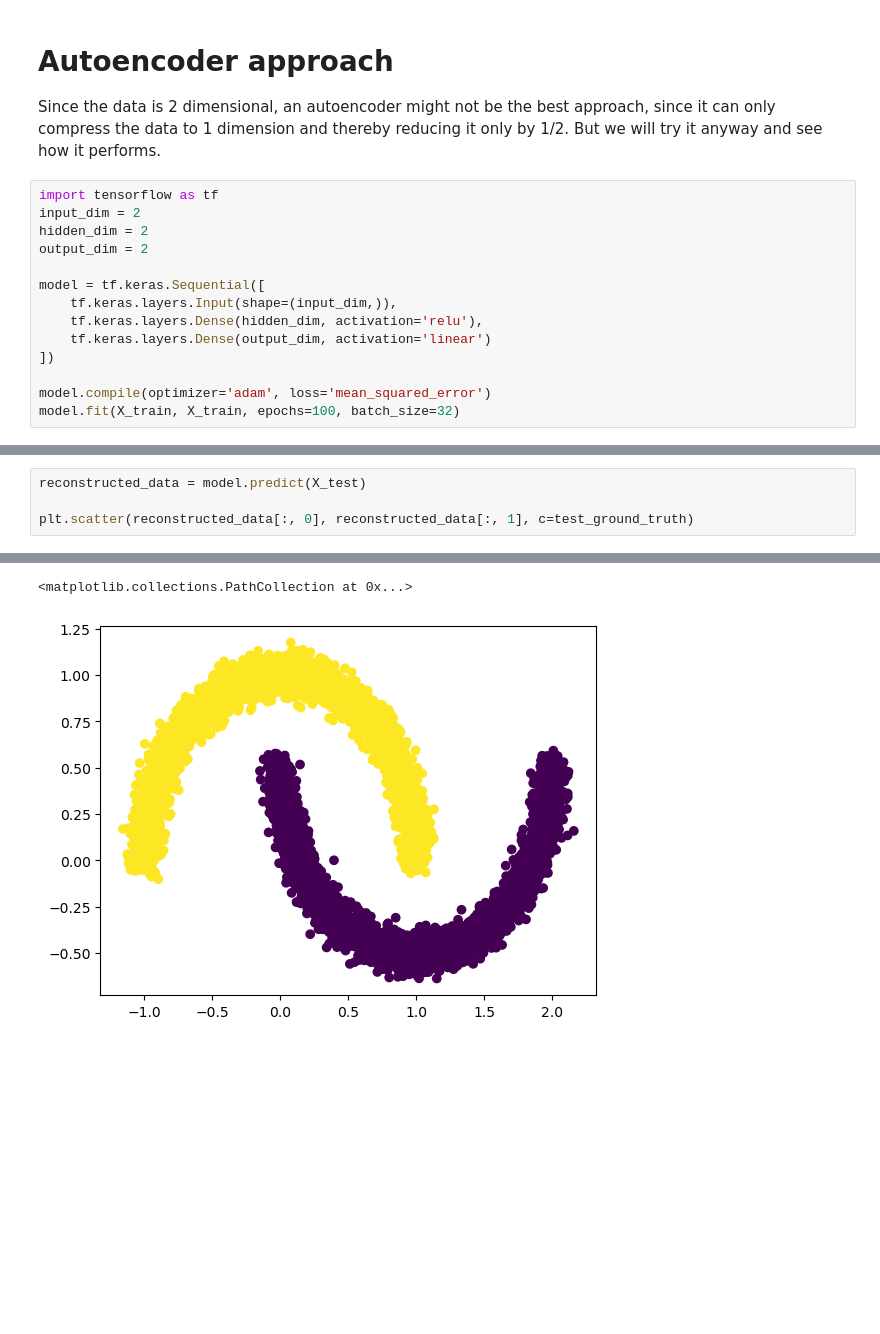
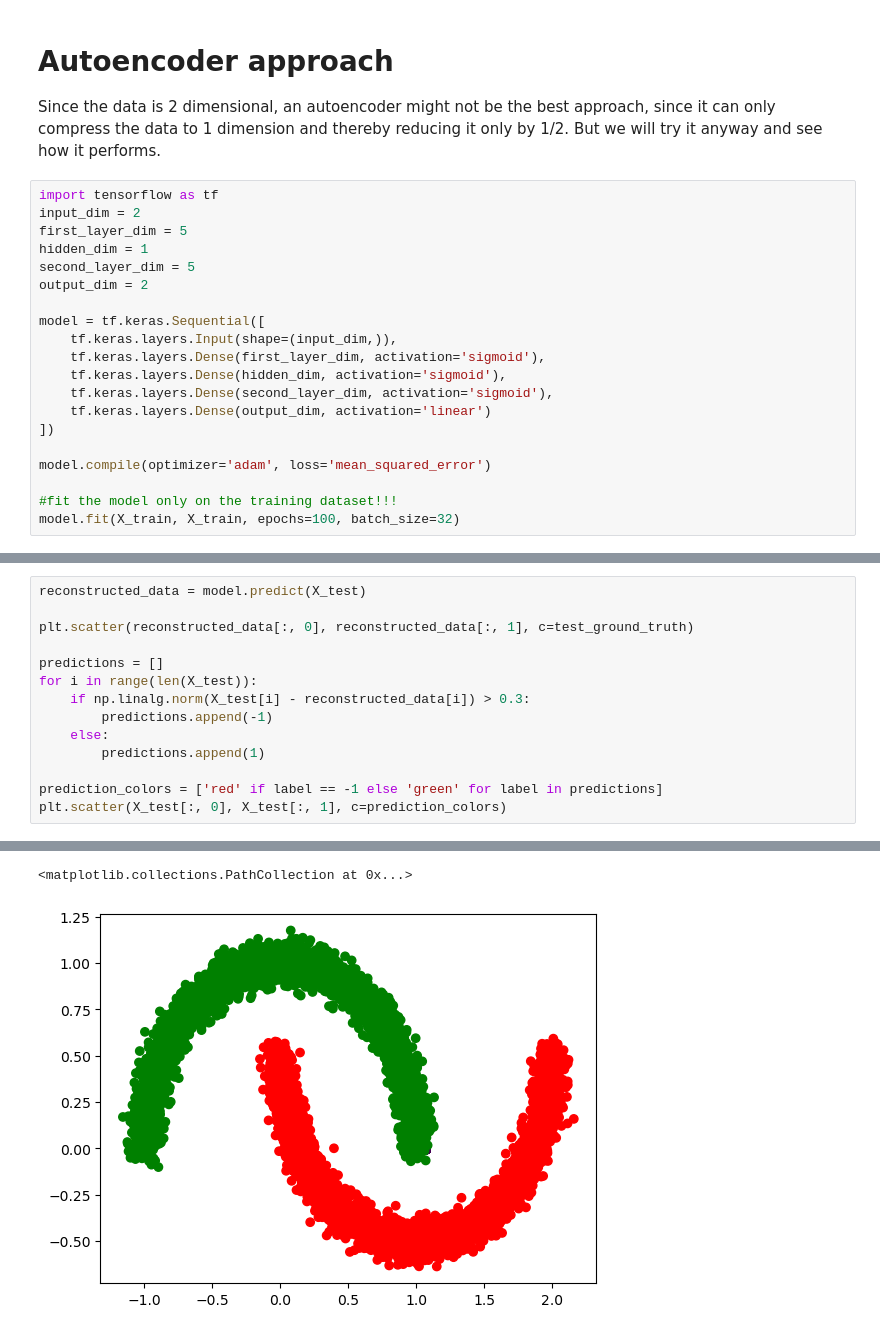
Before and after one commit to superhero2000/IAV-Aufgabe, a Jupyter notebook: test_task-1/task.ipynb, the cells around one changed output, grey strips where cells are left out. Cells and saved outputs as stored; diff of their text form; blank space fills up the shorter version.

Commit message:
Added autoencoder model

```diff
--- a/test_task-1/task.ipynb
+++ b/test_task-1/task.ipynb
@@ -208,16 +238,22 @@ But we will try it anyway and see how it performs.
 # %%
 import tensorflow as tf
 input_dim = 2
-hidden_dim = 2
+first_layer_dim = 5
+hidden_dim = 1
+second_layer_dim = 5
 output_dim = 2
 
 model = tf.keras.Sequential([
     tf.keras.layers.Input(shape=(input_dim,)),
-    tf.keras.layers.Dense(hidden_dim, activation='relu'),
+    tf.keras.layers.Dense(first_layer_dim, activation='sigmoid'),
+    tf.keras.layers.Dense(hidden_dim, activation='sigmoid'),
+    tf.keras.layers.Dense(second_layer_dim, activation='sigmoid'),
     tf.keras.layers.Dense(output_dim, activation='linear')
 ])
 
 model.compile(optimizer='adam', loss='mean_squared_error')
+
+#fit the model only on the training dataset!!!
 model.fit(X_train, X_train, epochs=100, batch_size=32)
 # %% [output]
 Epoch 1/100
@@ -242,4 +278,14 @@ Epoch 100/100
 reconstructed_data = model.predict(X_test)
 
 plt.scatter(reconstructed_data[:, 0], reconstructed_data[:, 1], c=test_ground_truth)
+
+predictions = []
+for i in range(len(X_test)):
+    if np.linalg.norm(X_test[i] - reconstructed_data[i]) > 0.3:
+        predictions.append(-1)
+    else:
+        predictions.append(1)
+
+prediction_colors = ['red' if label == -1 else 'green' for label in predictions]
+plt.scatter(X_test[:, 0], X_test[:, 1], c=prediction_colors)
 # %% [output]
@@ -247,2 +293,2 @@ plt.scatter(reconstructed_data[:, 0], reconstructed_data[:, 1], c=test_ground_tr
 <matplotlib.collections.PathCollection at 0x...>
-[figure, old version]
+[figure, new version]
```
Also changed, not shown: parts of 13 cells of this notebook.
